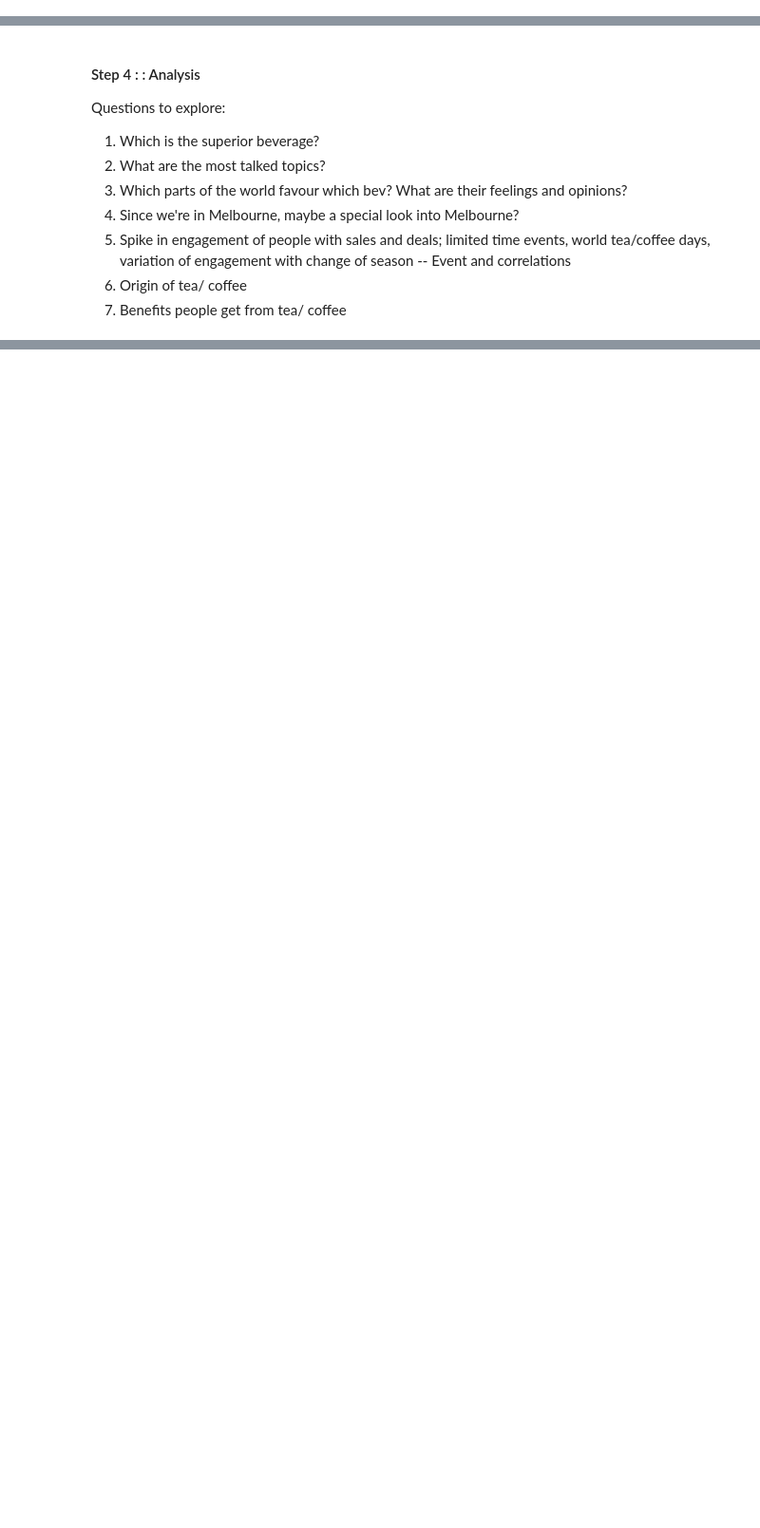
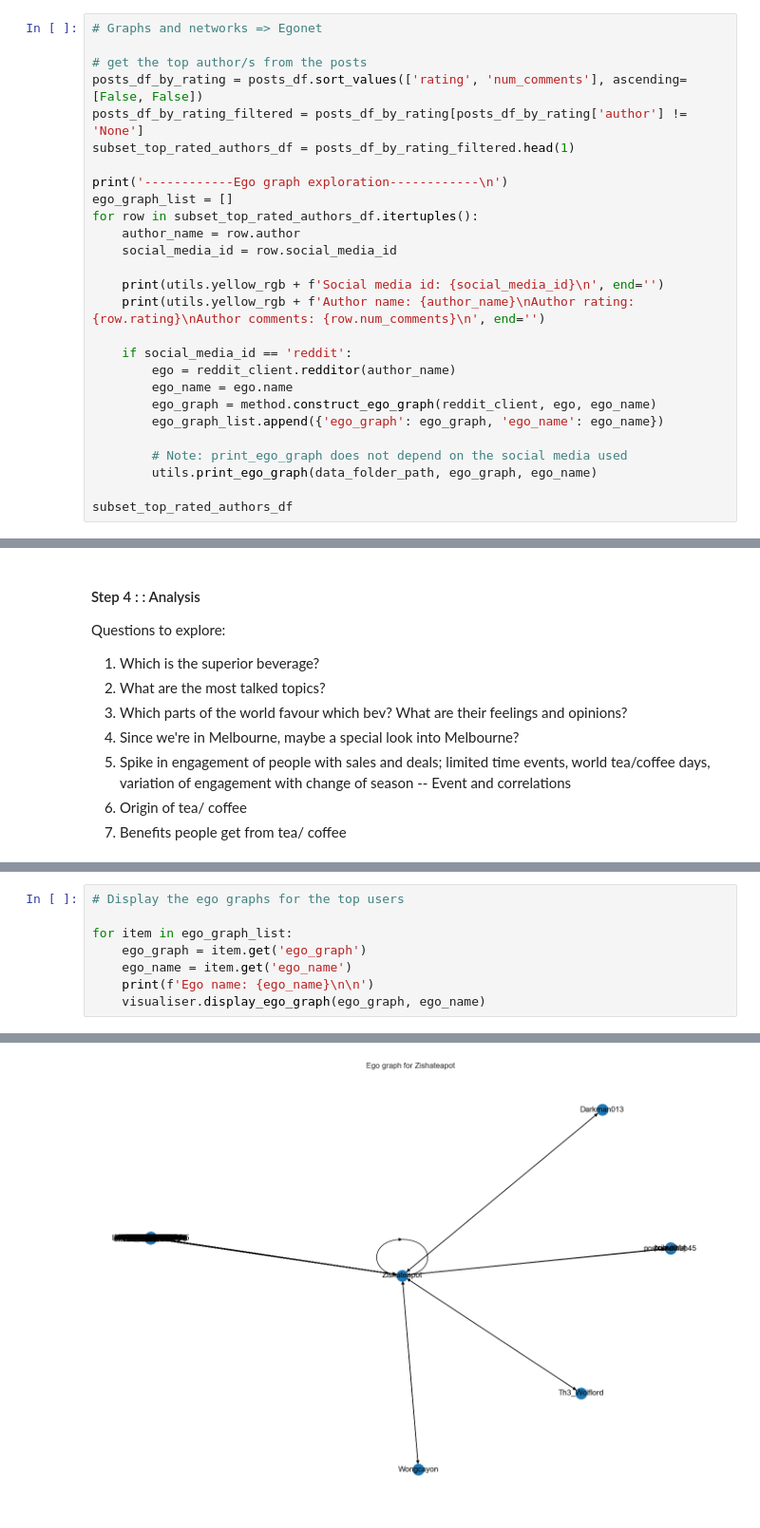
Before and after one commit to Milindi-Kodikara/MugLife, a Jupyter notebook: mug_life.ipynb, the cells around one changed output, grey strips where cells are left out. Shown at 95% size. Saved outputs shown, nothing was run; the diff lists cells and outputs as text; blank space fills up the shorter version.

Commit message:
Add egonet for top reddit user

```diff
--- a/mug_life.ipynb
+++ b/mug_life.ipynb
@@ -167,3 +288,30 @@ tf = tf_vectorizer.fit_transform(processed_token_lists)
 tf_feature_names = tf_vectorizer.get_feature_names_out()
 
 lda_model = LatentDirichletAllocation(n_components=num_topic, max_iter=10, learning_method='online').fit(tf)
+# %%
+# Graphs and networks => Egonet
+
+# get the top author/s from the posts
+posts_df_by_rating = posts_df.sort_values(['rating', 'num_comments'], ascending=[False, False])
+posts_df_by_rating_filtered = posts_df_by_rating[posts_df_by_rating['author'] != 'None']
+subset_top_rated_authors_df = posts_df_by_rating_filtered.head(1)
+
+print('------------Ego graph exploration------------\n')
+ego_graph_list = []
+for row in subset_top_rated_authors_df.itertuples():
+    author_name = row.author
+    social_media_id = row.social_media_id
+
+    print(utils.yellow_rgb + f'Social media id: {social_media_id}\n', end='')
+    print(utils.yellow_rgb + f'Author name: {author_name}\nAuthor rating: {row.rating}\nAuthor comments: {row.num_comments}\n', end='')
+
+    if social_media_id == 'reddit':
+        ego = reddit_client.redditor(author_name)
+        ego_name = ego.name
+        ego_graph = method.construct_ego_graph(reddit_client, ego, ego_name)
+        ego_graph_list.append({'ego_graph': ego_graph, 'ego_name': ego_name})
+
+        # Note: print_ego_graph does not depend on the social media used
+        utils.print_ego_graph(data_folder_path, ego_graph, ego_name)
+
+subset_top_rated_authors_df
@@ -222,0 +475,9 @@ visualiser.display_word_cloud(lda_model, tf_feature_names)
+# %%
+# Display the ego graphs for the top users
+
+for item in ego_graph_list:
+    ego_graph = item.get('ego_graph')
+    ego_name = item.get('ego_name')
+    print(f'Ego name: {ego_name}\n\n')
+    visualiser.display_ego_graph(ego_graph, ego_name)
+# %% [output]
@@ -222,0 +485 @@ visualiser.display_word_cloud(lda_model, tf_feature_names)
+[figure, added]
```
Also changed, not shown: parts of 24 cells of this notebook, 5 other files.
